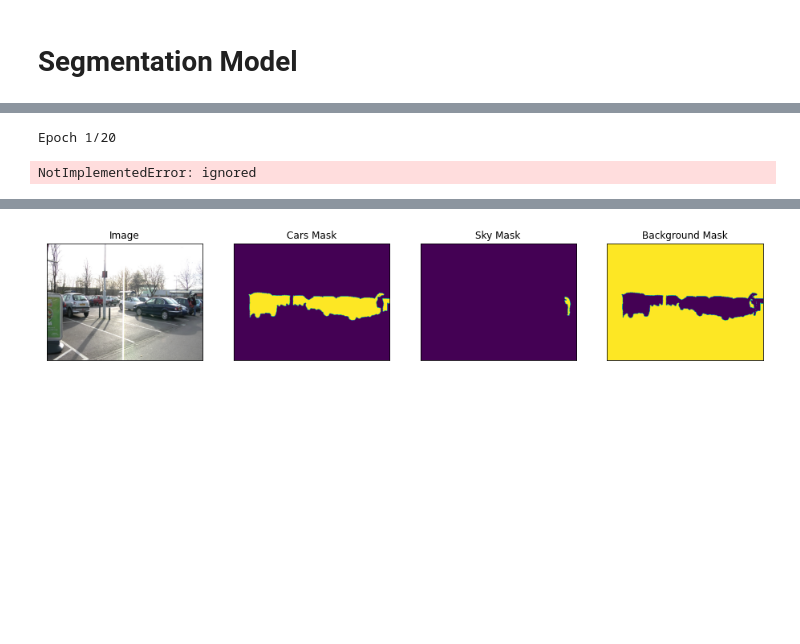
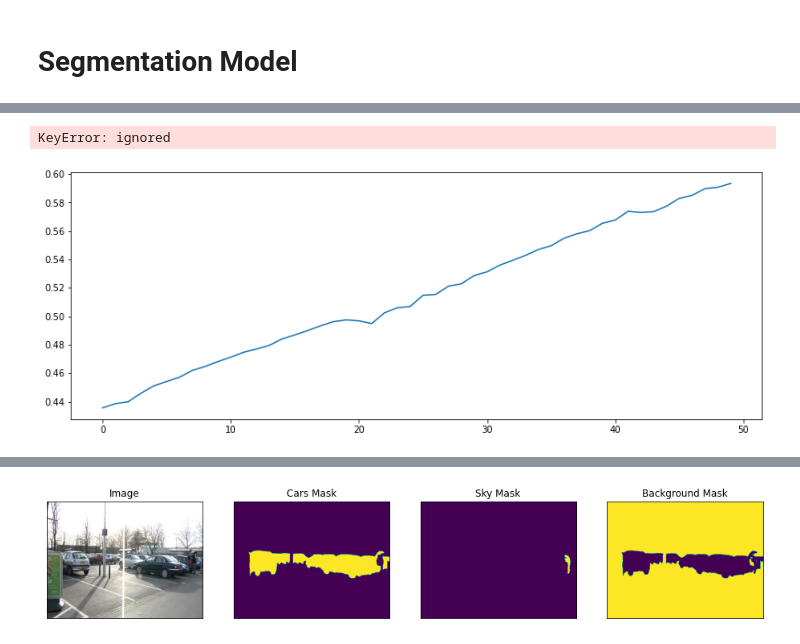
Before and after one commit to zahrasalarian/Artificial-Intelligence-in-Medicine-Projects, a Jupyter notebook: p4/main.ipynb, the cells around one changed output, grey strips where cells are left out. Cells and saved outputs as stored; diff of their text form; code cells hidden in the pictures; blank space fills up the shorter version.

```diff
--- a/p4/main.ipynb
+++ b/p4/main.ipynb
@@ -202,4 +176,4 @@ import tensorflow.keras
 SM_FRAMEWORK = tensorflow.keras
 import segmentation_models as sm
 sm.set_framework('tf.keras')
-#keras.backend.set_image_data_format('channels_last')
+tensorflow.keras.backend.set_image_data_format('channels_last')
@@ -244,14 +222,11 @@ callbacks = [
 # fit model
 # if you use data generator use model.fit_generator(...) instead of model.fit(...)
 # more about `fit_generator` here: https://keras.io/models/sequential/#fit_generator
-model.fit(
-   x=x_train,
-   y=y_train,
-   batch_size=32,
-   epochs=20,
-   callbacks=callbacks,
-   validation_data=(x_val, y_val)
-)
+history = model.fit(
+          x=x_train,
+          y=y_train,
+          batch_size=32,
+          epochs=20,
+          callbacks=callbacks,
+          validation_data=(x_val, y_val)
+        )
-# %% [output]
-Epoch 1/20
-NotImplementedError: ignored
@@ -275,0 +233,40 @@ model.compile(optim, total_loss, metrics)
+# %%
+from segmentation_models import Unet, FPN
+from segmentation_models.utils import set_trainable
+model = Unet(backbone_name='resnet34', encoder_weights='imagenet', encoder_freeze=True, classes=8, activation='softmax')
+#model.compile(optim, sm.losses.categorical_crossentropy, [sm.metrics.f1_score])
+model.compile(optim, sm.losses.categorical_focal_dice_loss, [sm.metrics.f1_score])
+
+# pretrain model decoder
+model.fit(x_train, y_train, epochs=50)
+
+#sm.recompile = False
+
+# release all layers for training
+set_trainable(model, recompile=False) # set all layers trainable and recompile model
+
+# continue training
+history = model.fit(x_train, y_train, epochs=50)
+# %%
+# Plot training & validation iou_score values
+plt.figure(figsize=(30, 5))
+plt.subplot(121)
+plt.plot(history.history['f1-score'])
+plt.plot(history.history['val_iou_score'])
+plt.title('Model iou_score')
+plt.ylabel('iou_score')
+plt.xlabel('Epoch')
+plt.legend(['Train', 'Test'], loc='upper left')
+
+# Plot training & validation loss values
+plt.subplot(122)
+plt.plot(history.history['loss'])
+plt.plot(history.history['val_loss'])
+plt.title('Model loss')
+plt.ylabel('Loss')
+plt.xlabel('Epoch')
+plt.legend(['Train', 'Test'], loc='upper left')
+plt.show()
+# %% [output]
+KeyError: ignored
+[figure, added]
```
Also changed, not shown: parts of 13 cells of this notebook.
